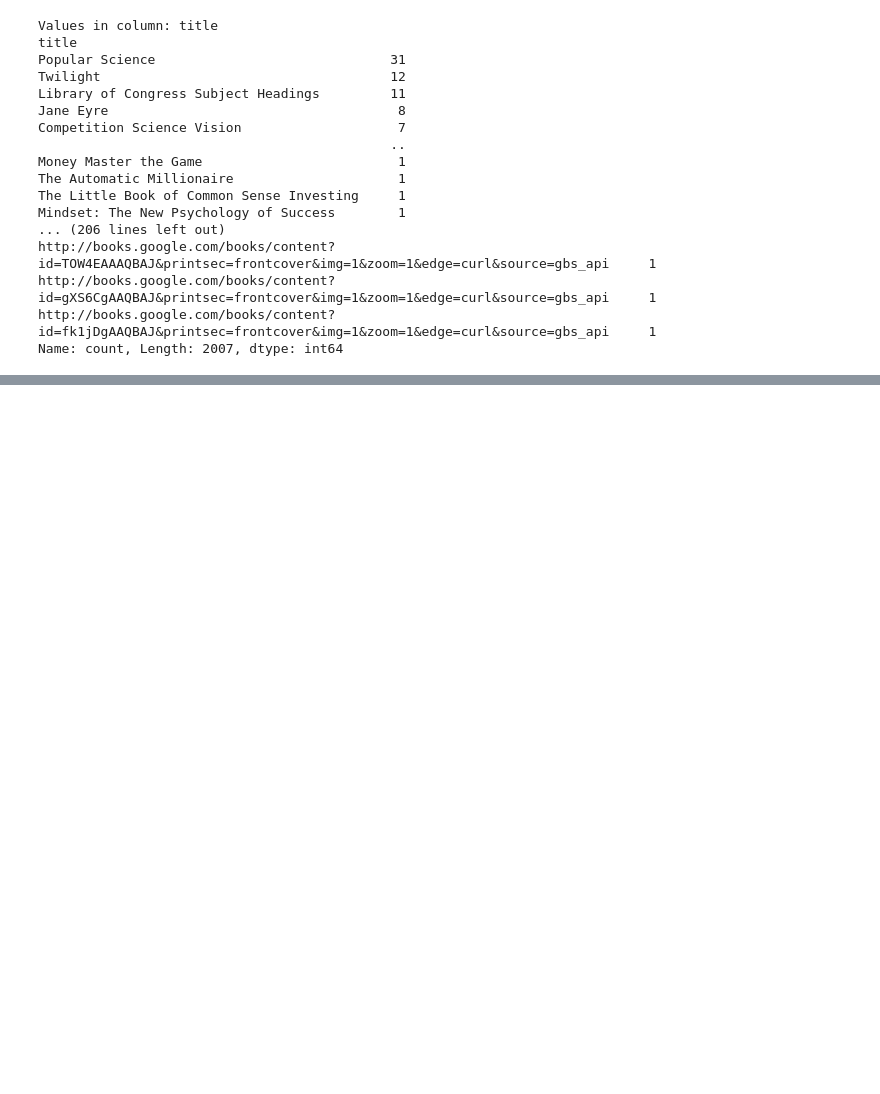
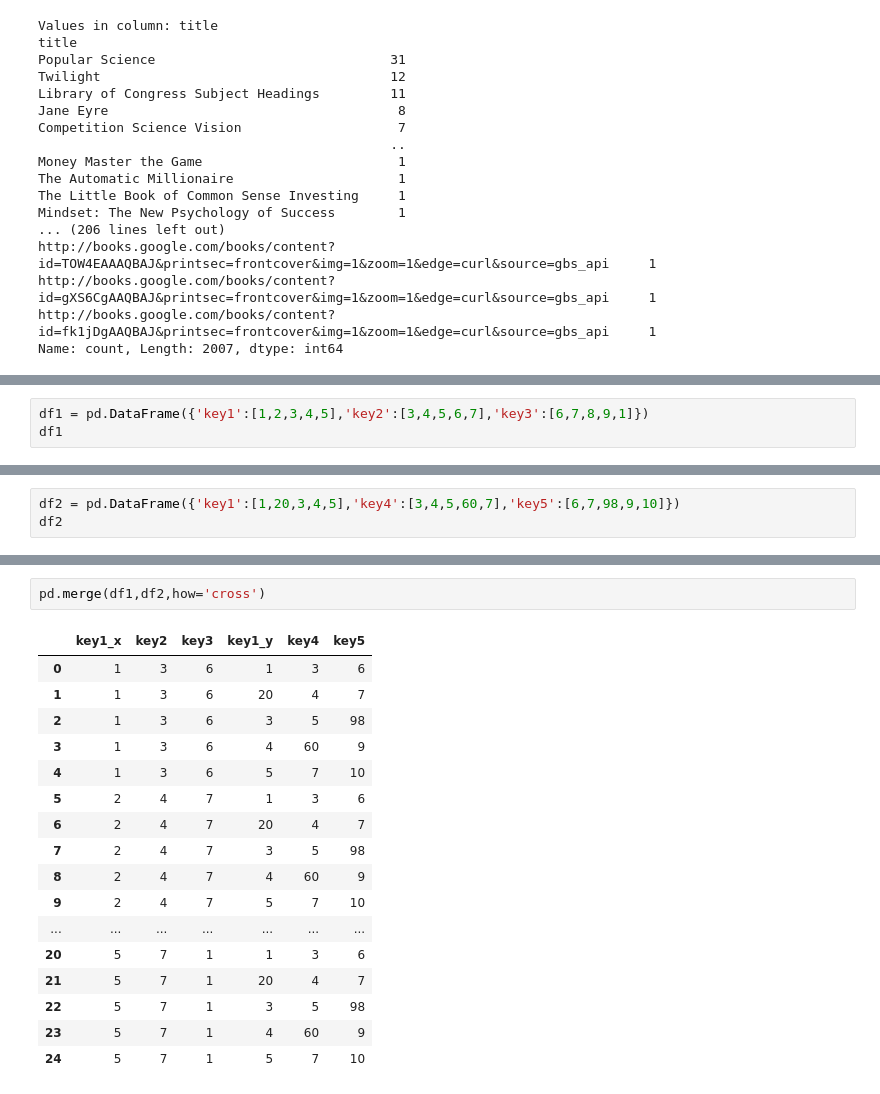
Before and after one commit to AkshatSahay72/Cse-Pathsala-ML-Couse, a Jupyter notebook: 04-pandasL2.ipynb, the cells around one changed output, grey strips where cells are left out. Cells and saved outputs as stored; diff of their text form; blank space fills up the shorter version.

```diff
--- a/04-pandasL2.ipynb
+++ b/04-pandasL2.ipynb
@@ -159,0 +262,3 @@ df.head()
+# %%
+df1 = pd.DataFrame({'key1':[1,2,3,4,5],'key2':[3,4,5,6,7],'key3':[6,7,8,9,1]})
+df1
@@ -159,0 +272,3 @@ df.head()
+# %%
+df2 = pd.DataFrame({'key1':[1,20,3,4,5],'key4':[3,4,5,60,7],'key5':[6,7,98,9,10]})
+df2
@@ -159,0 +318,20 @@ df.head()
+# %%
+pd.merge(df1,df2,how='cross')
+# %% [output]
+|  | key1_x | key2 | key3 | key1_y | key4 | key5 |
+| 0 | 1 | 3 | 6 | 1 | 3 | 6 |
+| 1 | 1 | 3 | 6 | 20 | 4 | 7 |
+| 2 | 1 | 3 | 6 | 3 | 5 | 98 |
+| 3 | 1 | 3 | 6 | 4 | 60 | 9 |
+| 4 | 1 | 3 | 6 | 5 | 7 | 10 |
+| 5 | 2 | 4 | 7 | 1 | 3 | 6 |
+| 6 | 2 | 4 | 7 | 20 | 4 | 7 |
+| 7 | 2 | 4 | 7 | 3 | 5 | 98 |
+| 8 | 2 | 4 | 7 | 4 | 60 | 9 |
+| 9 | 2 | 4 | 7 | 5 | 7 | 10 |
+| ... | ... | ... | ... | ... | ... | ... |
+| 20 | 5 | 7 | 1 | 1 | 3 | 6 |
+| 21 | 5 | 7 | 1 | 20 | 4 | 7 |
+| 22 | 5 | 7 | 1 | 3 | 5 | 98 |
+| 23 | 5 | 7 | 1 | 4 | 60 | 9 |
+| 24 | 5 | 7 | 1 | 5 | 7 | 10 |
```
Also changed, not shown: parts of 25 cells of this notebook, 1 other file.
